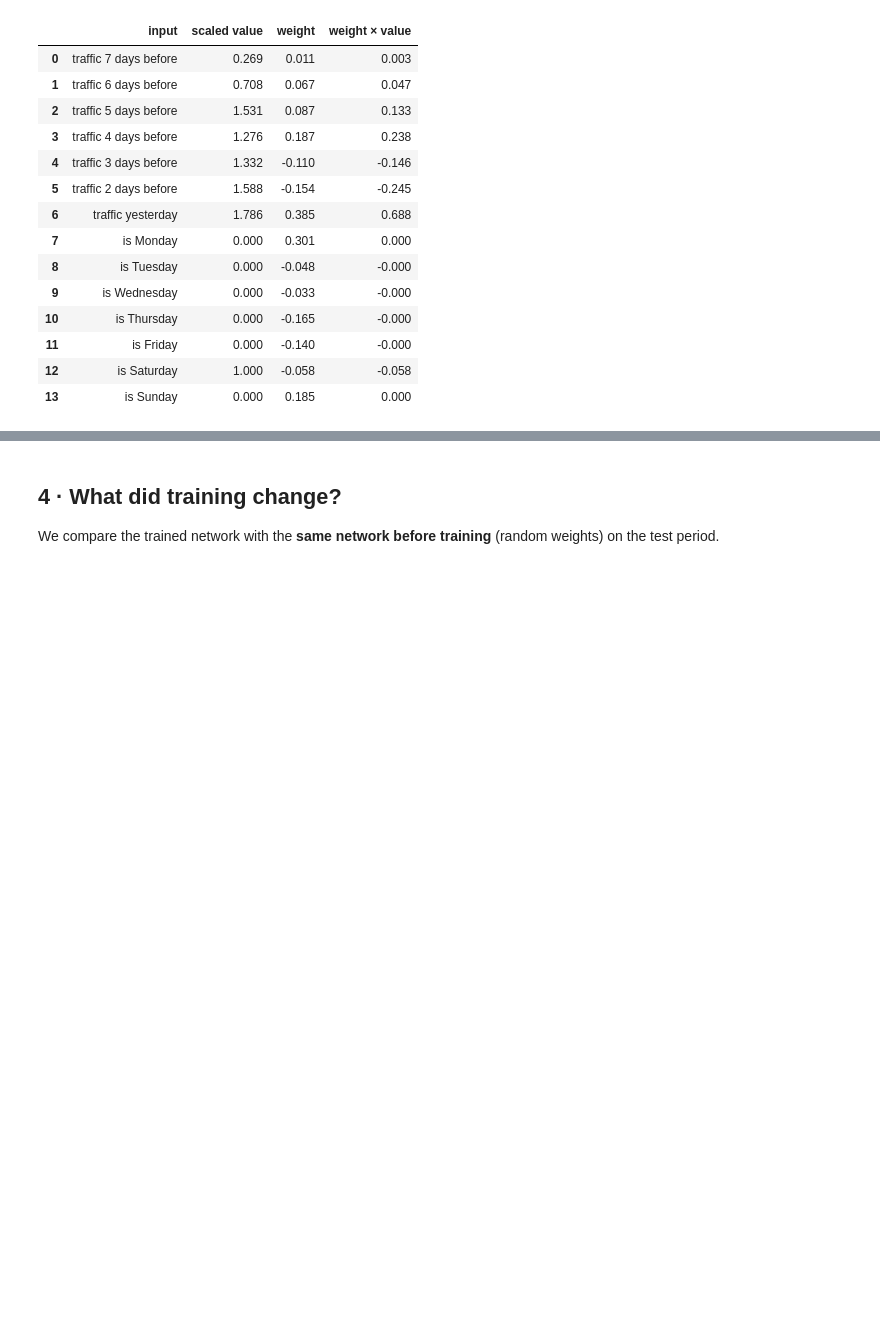
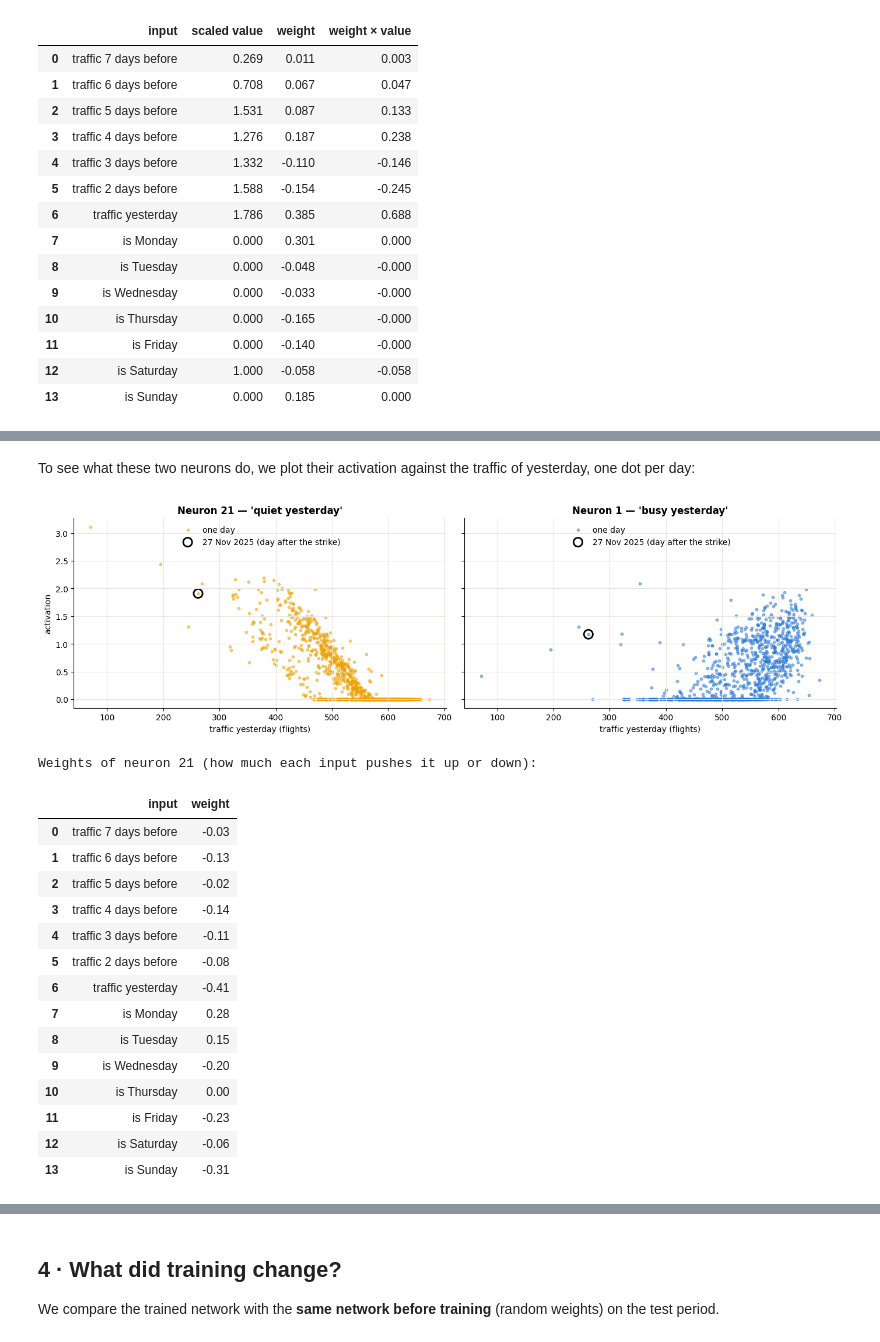
Before and after one commit to dblue-tech/ai-lab, a Jupyter notebook: lab1_airport_traffic/Lab1_part2_inside_the_model.ipynb, the cells around one changed output, grey strips where cells are left out. Saved outputs shown, nothing was run; the diff lists cells and outputs as text; code cells hidden in the pictures; blank space fills up the shorter version.

```diff
--- a/lab1_airport_traffic/Lab1_part2_inside_the_model.ipynb
+++ b/lab1_airport_traffic/Lab1_part2_inside_the_model.ipynb
@@ -295,0 +389,39 @@ Neuron 15 of layer 1: sum 0.659 + bias 0.223 = 0.882 → after ReLU 0.882
+# %% [markdown]
+To see what these two neurons do, we plot their activation against the traffic of yesterday, one dot per day:
+# %%
+strike_position = int(np.where(dates == pd.Timestamp(OTHER_DAY))[0][0])   # the day after the strike
+fig, axes = plt.subplots(1, 2, figsize=(14, 4.2), sharey=True)   # two plots side by side, same vertical scale
+chosen = [quiet_neuron, busy_neuron]               # the two neurons to show
+names = ["'quiet yesterday'", "'busy yesterday'"]  # their nicknames
+colours = [PALETTE[3], PALETTE[0]]                 # their colours
+for k in range(2):                                 # for each of the two neurons...
+    j = chosen[k]                                  # ...its index
+    axes[k].scatter(yesterday, layer1_all[:, j], s=10, alpha=0.5, color=colours[k], label="one day")   # one dot per day
+    axes[k].scatter(yesterday[strike_position], layer1_all[strike_position, j], s=120, facecolors="none",
+                    edgecolors="black", linewidths=2, label="27 Nov 2025 (day after the strike)")   # circle the day after the strike
+    axes[k].set_title("Neuron " + str(j + 1) + " — " + names[k])   # title
+    axes[k].set_xlabel("traffic yesterday (flights)")              # axis label
+    axes[k].legend(loc="upper center")                             # legend
+axes[0].set_ylabel("activation")                   # vertical axis label (shared)
+plt.tight_layout()                                 # adjust spacing
+plt.show()                                         # display
+print("Weights of neuron", quiet_neuron + 1, "(how much each input pushes it up or down):")   # explain the detector
+pd.DataFrame({"input": NAMES, "weight": W1[quiet_neuron].round(2)})   # display its weights
+# %% [output]
+[figure, added]
+Weights of neuron 21 (how much each input pushes it up or down):
+|  | input | weight |
+| 0 | traffic 7 days before | -0.03 |
+| 1 | traffic 6 days before | -0.13 |
+| 2 | traffic 5 days before | -0.02 |
+| 3 | traffic 4 days before | -0.14 |
+| 4 | traffic 3 days before | -0.11 |
+| 5 | traffic 2 days before | -0.08 |
+| 6 | traffic yesterday | -0.41 |
+| 7 | is Monday | 0.28 |
+| 8 | is Tuesday | 0.15 |
+| 9 | is Wednesday | -0.20 |
+| 10 | is Thursday | 0.00 |
+| 11 | is Friday | -0.23 |
+| 12 | is Saturday | -0.06 |
+| 13 | is Sunday | -0.31 |
```
Also changed, not shown: parts of 12 cells of this notebook, 7 other files.
